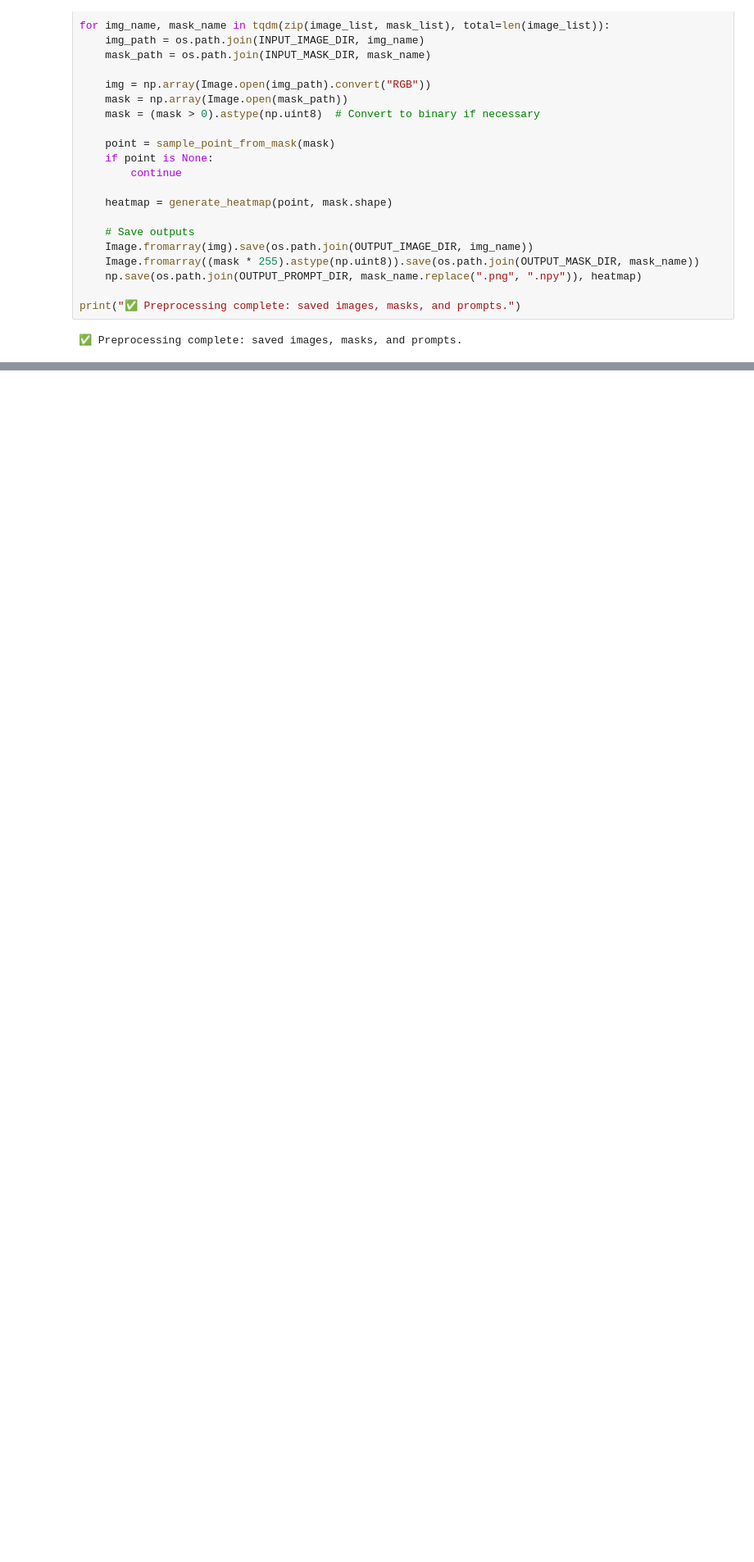
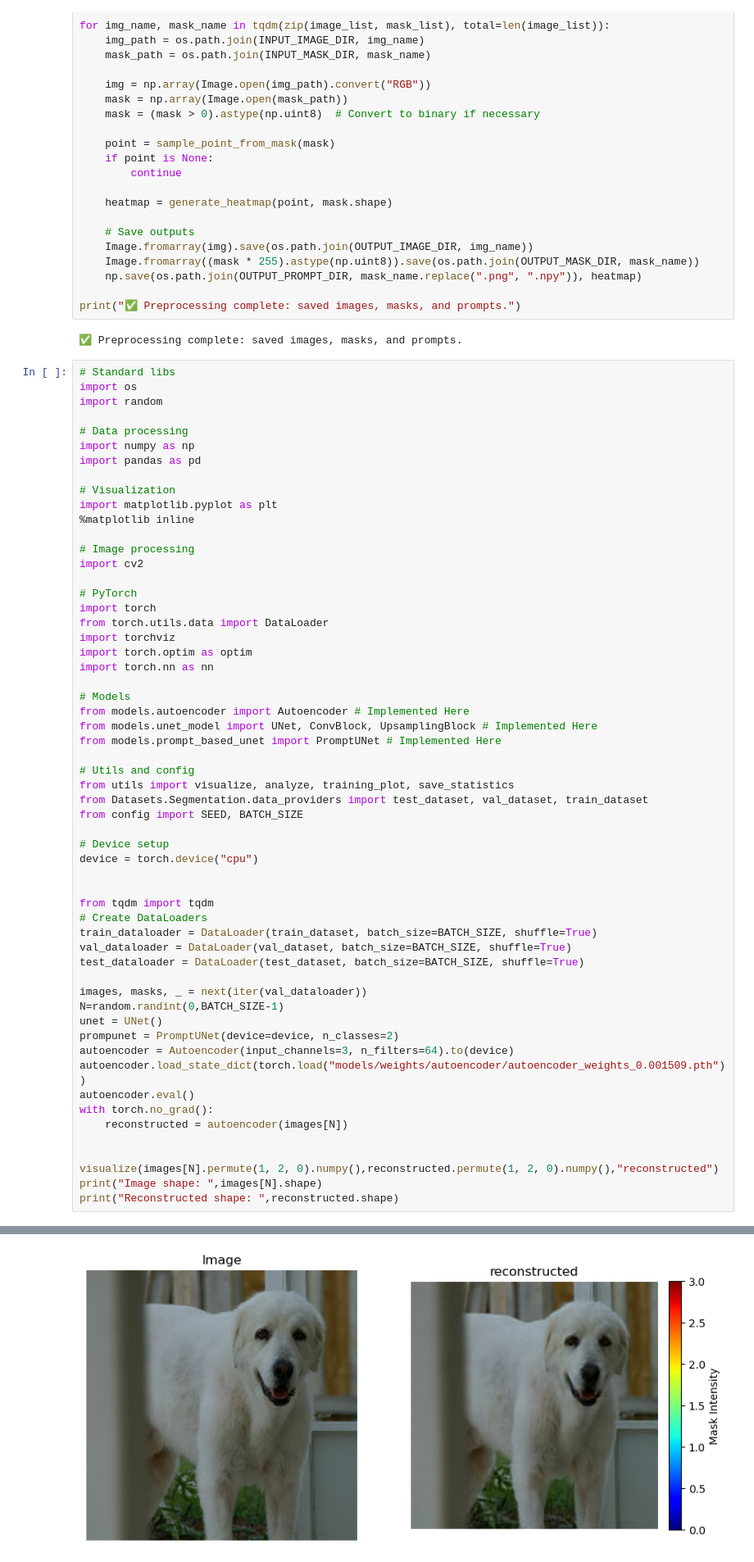
Before and after one commit to JorgeIvanJH/U-Net-Segmentation, a Jupyter notebook: model_prompt_based.ipynb, the cells around one changed output, grey strips where cells are left out. Shown: that part at 82% size. Drawn from its saved outputs; the diff is of its cells as text; blank space fills up the shorter version.

```diff
--- a/model_prompt_based.ipynb
+++ b/model_prompt_based.ipynb
@@ -75,3 +75,61 @@ for img_name, mask_name in tqdm(zip(image_list, mask_list), total=len(image_list
 print("✅ Preprocessing complete: saved images, masks, and prompts.")
 # %% [output]
 ✅ Preprocessing complete: saved images, masks, and prompts.
+# %%
+# Standard libs
+import os
+import random
+
+# Data processing
+import numpy as np
+import pandas as pd
+
+# Visualization
+import matplotlib.pyplot as plt
+%matplotlib inline
+
+# Image processing
+import cv2
+
+# PyTorch
+import torch
+from torch.utils.data import DataLoader
+import torchviz
+import torch.optim as optim
+import torch.nn as nn
+
+# Models
+from models.autoencoder import Autoencoder # Implemented Here
+from models.unet_model import UNet, ConvBlock, UpsamplingBlock # Implemented Here
+from models.prompt_based_unet import PromptUNet # Implemented Here
+
+# Utils and config
+from utils import visualize, analyze, training_plot, save_statistics
+from Datasets.Segmentation.data_providers import test_dataset, val_dataset, train_dataset
+from config import SEED, BATCH_SIZE
+
+# Device setup
+device = torch.device("cpu")
+
+
+from tqdm import tqdm
+# Create DataLoaders
+train_dataloader = DataLoader(train_dataset, batch_size=BATCH_SIZE, shuffle=True)
+val_dataloader = DataLoader(val_dataset, batch_size=BATCH_SIZE, shuffle=True)
+test_dataloader = DataLoader(test_dataset, batch_size=BATCH_SIZE, shuffle=True)
+
+images, masks, _ = next(iter(val_dataloader))
+N=random.randint(0,BATCH_SIZE-1)
+unet = UNet()
+prompunet = PromptUNet(device=device, n_classes=2)
+autoencoder = Autoencoder(input_channels=3, n_filters=64).to(device)
+autoencoder.load_state_dict(torch.load("models/weights/autoencoder/autoencoder_weights_0.001509.pth"))
+autoencoder.eval()
+with torch.no_grad():
+    reconstructed = autoencoder(images[N])
+
+
+visualize(images[N].permute(1, 2, 0).numpy(),reconstructed.permute(1, 2, 0).numpy(),"reconstructed")
+print("Image shape: ",images[N].shape)
+print("Reconstructed shape: ",reconstructed.shape)
+# %% [output]
@@ -77,0 +137 @@ print("✅ Preprocessing complete: saved images, masks, and prompts.")
+[figure, added]
```
Also changed, not shown: parts of 3 cells of this notebook, 2 other files.
